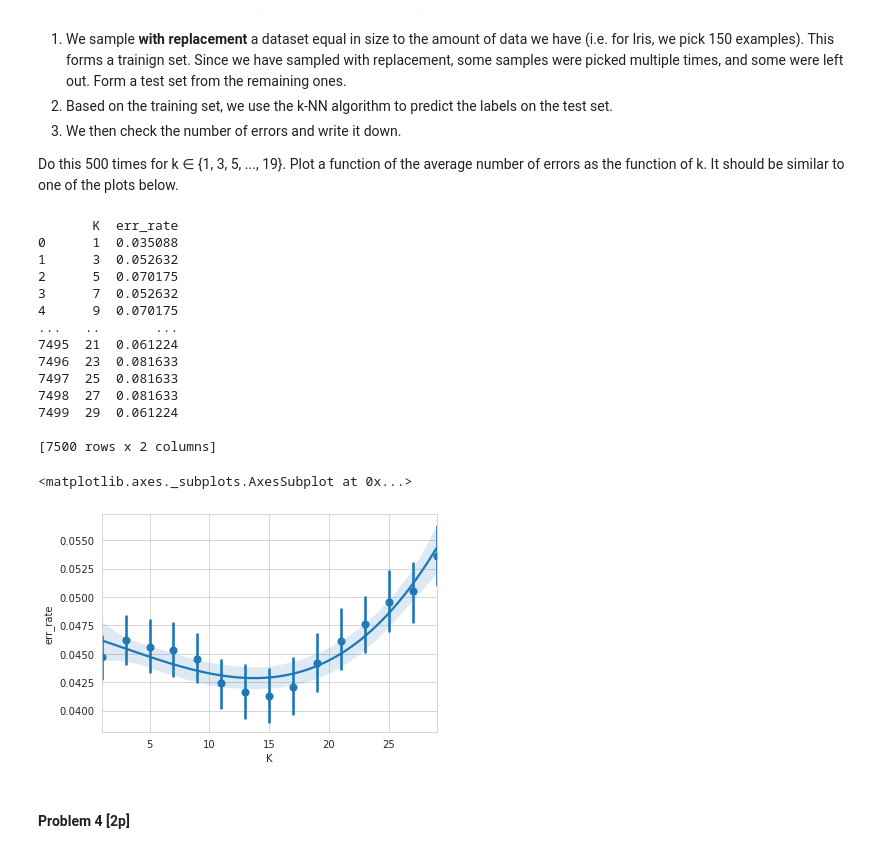
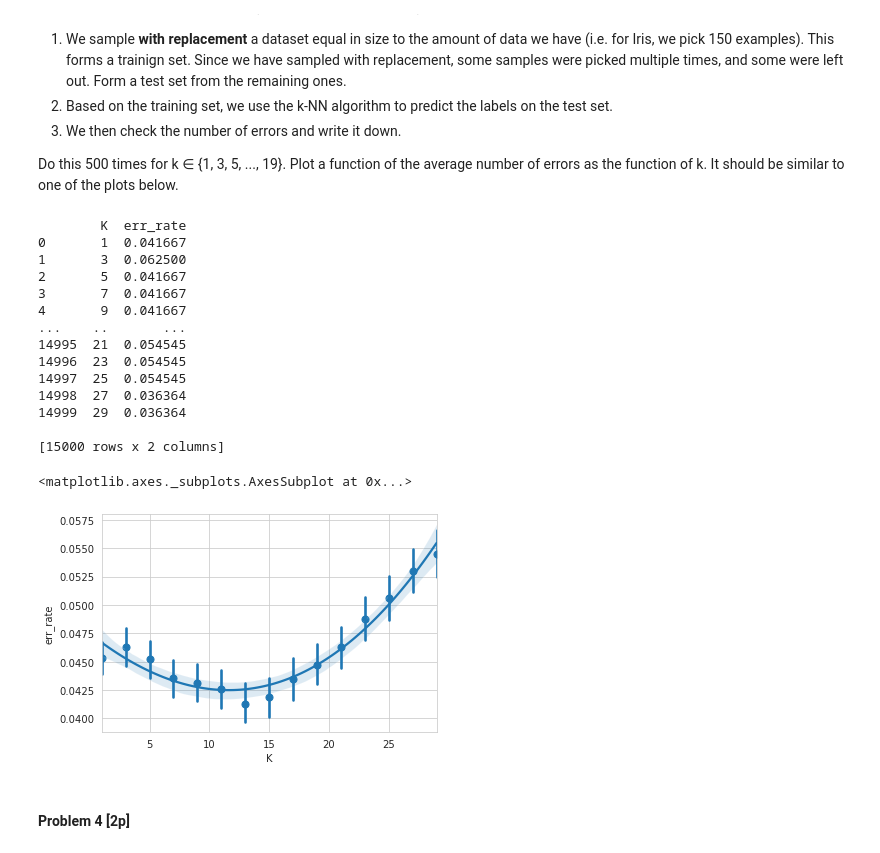
Before and after one commit to zbigos/ML2020, a Jupyter notebook: Lista1/lista1.ipynb, the cells around one changed output. Drawn from its saved outputs; the diff is of its cells as text; code cells hidden in the pictures.

```diff
--- a/Lista1/lista1.ipynb
+++ b/Lista1/lista1.ipynb
@@ -397,7 +405,7 @@ Take advantage of matrix calculus rather than using for loops.
 # %%
 import math
 
-def KNN(train_X, train_Y, test_X, ks, verbose=False):
+def KNN(train_X, train_Y, test_X, ks, verbose=False, LOA=False):
     """
     Compute predictions for various k
     Args:
@@ -417,16 +425,18 @@ def KNN(train_X, train_Y, test_X, ks, verbose=False):
 
 
     if verbose:
+        print(f"test set size is {test_X.shape}")
+        print(f"train set size is {train_X.shape}")
         print("Computing distances... ", end='')
     # sqrt((X-Y)^T x (X-Y)) where X and Y are vectors will calculate the distance from X to Y
     # however, we can miss the sqrt() since the square of distance is also a good metric to go
     # with. Miss me with that x86_64 extended 1 cycle sqrt bs
 
     distm = np.zeros((len(train_X), len(test_X)))
-
-    distm += np.sum(np.square(train_X), axis=1).reshape(len(train_X), 1)
-    distm += np.transpose(np.sum(np.square(test_X), axis=1).reshape(len(test_X), 1))
-    distm -= 2.0 * np.transpose(np.matmul(test_X, np.transpose(train_X)))
+    if verbose:
+        print(f"distance matrix is {distm.shape}")
+    distm -= 2.0 * np.transpose(test_X @ np.transpose(train_X))
+    distm += np.sum(np.square(train_X), axis=1).reshape(len(train_X), 1) + np.transpose(np.sum(np.square(test_X), axis=1).reshape(len(test_X), 1))
 
     dist = [np.transpose(distm)[it,:] for it in range(len(test_X))]
 
@@ -439,19 +449,32 @@ def KNN(train_X, train_Y, test_X, ks, verbose=False):
         print("Computing predictions...", end='')
 
     for k in ks:
-        if verbose:
-            print(f"k:{k}", end = "")
         e = []
         for p in range(len(test_X)):
             answers = []
-            for u in range(k):
-                answers.append(train_Y[closest[p][u]])
+            #print("\n===============")
+            #print(f"testing for {p} => {test_X[p]}")
+
+            if LOA:
+                ngh = closest[p][:int(k + 1)]
+                #print(f"closest {closest[p][:int(k + 1)]}")
+                if p in ngh:
+                    ngh = ngh[ngh != p]
+                else:
+                    ngh = ngh[:-1]
+
+                answers = [train_Y[n] for n in ngh]
+                #print(f"selected {ngh}")
+            else:
+                answers = train_Y[closest[p][:int(k)]]
 
             winner = sstats.mode(answers)
             e.append(winner.mode[0])
         preds[k] = e
+
     if verbose:
         print("Done")
+
     return preds
 # %%
 # Now classify the 4 unknown points
@@ -537,7 +560,7 @@ iris_y = np.array(iris_df['target'])
 ks = range(1, 30, 2)
 results = []
 
-for _rep in tqdm(range(500)):
+for _rep in tqdm(range(1000)):
     #TODO
     # Use np.random.randint to get training indices
     # The find all unselected indices to form a test set
@@ -561,48 +584,50 @@ for _rep in tqdm(range(500)):
         if t not in training_set:
             test_X.append(iris_x[t])
             test_Y.append(iris_y[t])
 
     #TODO: apply your kNN classifier to data subset
     preds = KNN(
         np.array(train_X),
         np.array(train_Y),
         np.array(test_X),
-        ks
+        ks,
+        False,
+        False,
     )
 
     errs = err_rates(preds, test_Y)
 
     for k, errs_k in errs.items():
         results.append({'K':k, 'err_rate': errs_k})
 
 # results_df will be a data_frame in long format
 results_df = pd.DataFrame(results)
 print(results_df)
 #plt.figure(results_df)
 sns.regplot(
     x = 'K',
     y='err_rate',
     data = results_df,
     x_estimator=np.mean,
     order=3,
 )
 # %% [output]
-       K  err_rate
-0      1  0.035088
-1      3  0.052632
-2      5  0.070175
-3      7  0.052632
-4      9  0.070175
-...   ..       ...
-7495  21  0.061224
-7496  23  0.081633
-7497  25  0.081633
-7498  27  0.081633
-7499  29  0.061224
+        K  err_rate
+0       1  0.041667
+1       3  0.062500
+2       5  0.041667
+3       7  0.041667
+4       9  0.041667
+...    ..       ...
+14995  21  0.054545
+14996  23  0.054545
+14997  25  0.054545
+14998  27  0.036364
+14999  29  0.036364
 
-[7500 rows x 2 columns]
+[15000 rows x 2 columns]
 <matplotlib.axes._subplots.AxesSubplot at 0x...>
-[figure, old version]
+[figure, new version]
 # %% [markdown]
 #### Problem 4 [2p]
 # %% [markdown]
```
Also changed, not shown: parts of 12 cells of this notebook, 3 other files.
